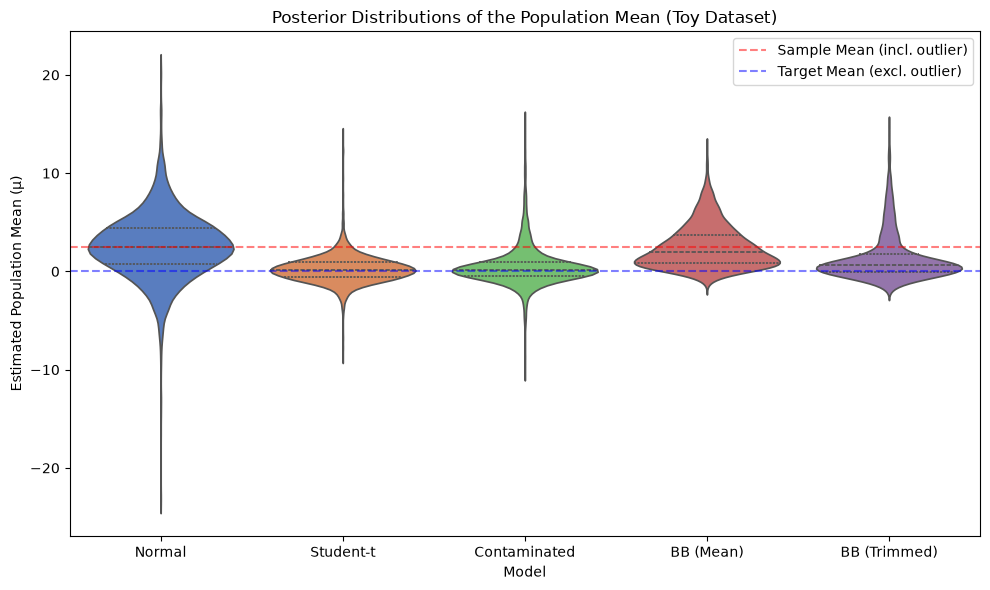
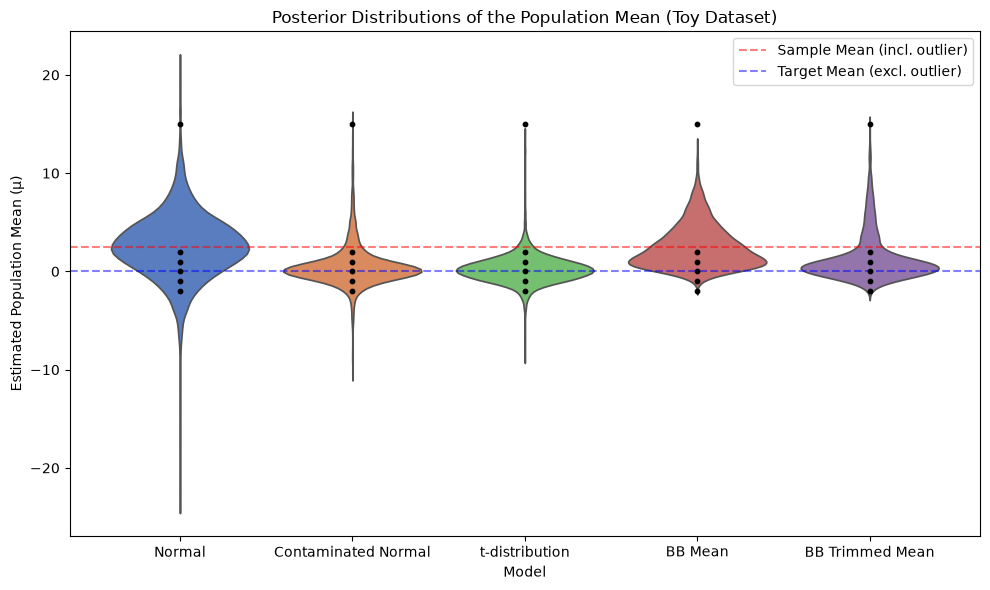
Code edit (unified diff) that turned the first committed figure into the second:
--- before
+++ after
@@ -2,8 +2,8 @@
 df = pd.DataFrame({
     "Normal": mu_normal,
-    "Student-t": mu_student_t,
-    "Contaminated": mu_contaminated,
-    "BB (Mean)": mu_bb_mean,
-    "BB (Trimmed)": mu_bb_trim
+    "Contaminated Normal": mu_contaminated,
+    "t-distribution": mu_student_t,
+    "BB Mean": mu_bb_mean,
+    "BB Trimmed Mean": mu_bb_trim
 })
 
@@ -17,7 +17,13 @@
     y="Posterior Mean Estimate", 
     data=df_melted, 
-    inner="quartile", # Shows the median and interquartile range inside the violin
+    inner=None, 
     palette="muted"
 )
+
+# Data scatter over the violins
+for model_name in df.columns:
+    x_exact = [model_name] * len(data)
+
+    plt.scatter(x_exact, data, color='black', s=10, zorder=3)
 
 # Add a horizontal line representing the sample mean (~2.5) 

Commit: update notebook